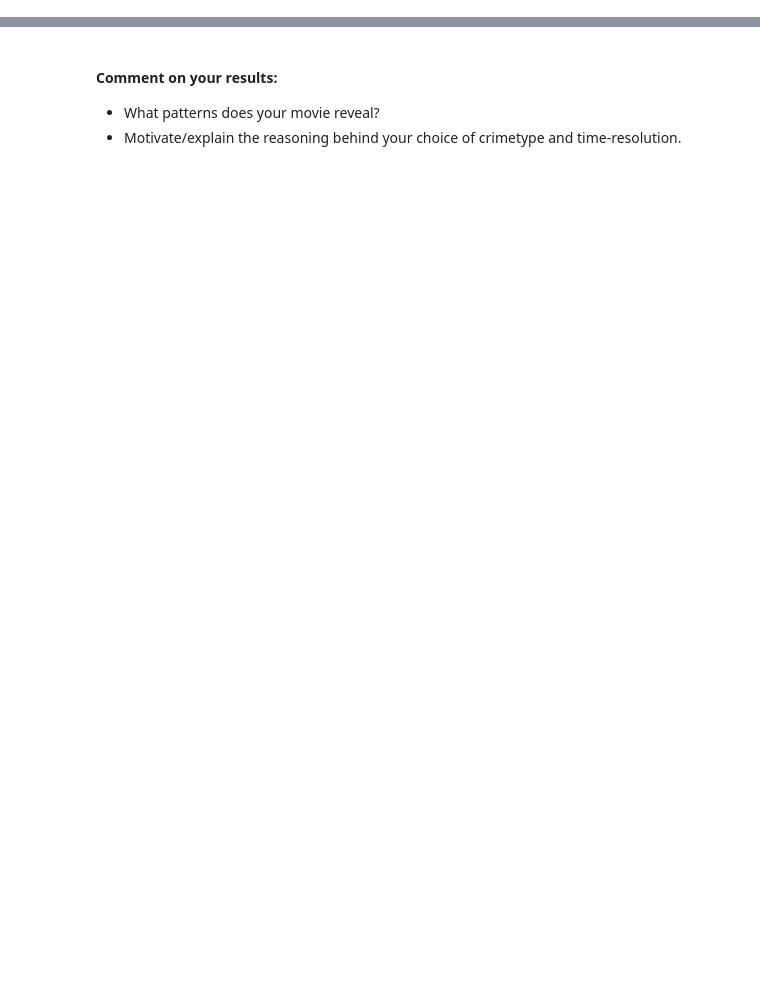
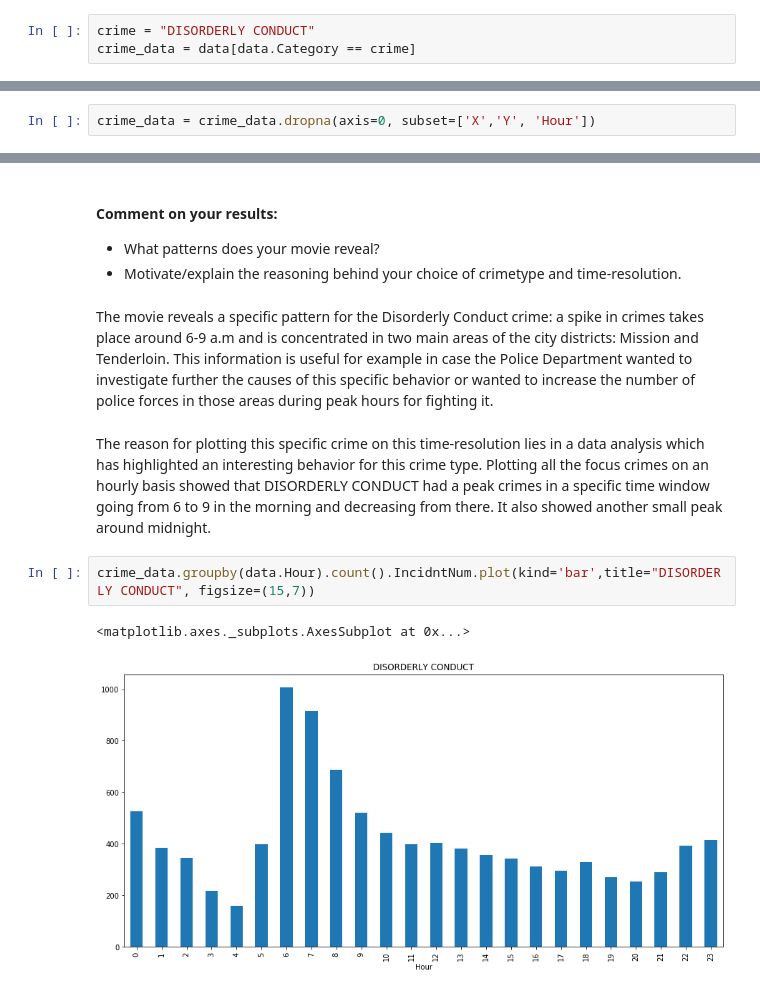
Before and after one commit to IncioMan/socialdata, a Jupyter notebook: Assignments/Part5.ipynb, the cells around one changed output, grey strips where cells are left out. Drawn from its saved outputs; the diff is of its cells as text; blank space fills up the shorter version.

Commit message:
analysis disorderly conduct

```diff
--- a/Assignments/Part5.ipynb
+++ b/Assignments/Part5.ipynb
@@ -100,2 +102,5 @@ Ellipsis
+# %%
+crime = "DISORDERLY CONDUCT"
+crime_data = data[data.Category == crime]
 # %% [markdown]
 #### Now, choose a time-resolution. You could plot daily, weekly, monthly datasets to plot in your movie. Again the goal is to find interesting temporal patterns to display. We want at least 20 frames though.
@@ -102,2 +109,4 @@ Ellipsis
+# %%
+crime_data = crime_data.dropna(axis=0, subset=['X','Y', 'Hour'])
 # %% [markdown]
 #### Create the movie using HeatMapWithTime
@@ -105,3 +131,13 @@ Ellipsis
 #### Comment on your results:
  * What patterns does your movie reveal?
  * Motivate/explain the reasoning behind your choice of crimetype and time-resolution.
+# %% [markdown]
+The movie reveals a specific pattern for the Disorderly Conduct crime: a spike in crimes takes place around 6-9 a.m and is concentrated in two main areas of the city districts: Mission and Tenderloin.
+This information is useful for example in case the Police Department wanted to investigate further the causes of this specific behavior or wanted to increase the number of police forces in those areas during peak hours for fighting it.
+# %% [markdown]
+The reason for plotting this specific crime on this time-resolution lies in a data analysis which has highlighted an interesting behavior for this crime type. Plotting all the focus crimes on an hourly basis showed that DISORDERLY CONDUCT had a peak crimes in a specific time window going from 6 to 9 in the morning and decreasing from there. It also showed another small peak around midnight.
+# %%
+crime_data.groupby(data.Hour).count().IncidntNum.plot(kind='bar',title="DISORDERLY CONDUCT", figsize=(15,7))
+# %% [output]
+<matplotlib.axes._subplots.AxesSubplot at 0x...>
+[figure, added]
```
Also changed, not shown: parts of 12 cells of this notebook.
